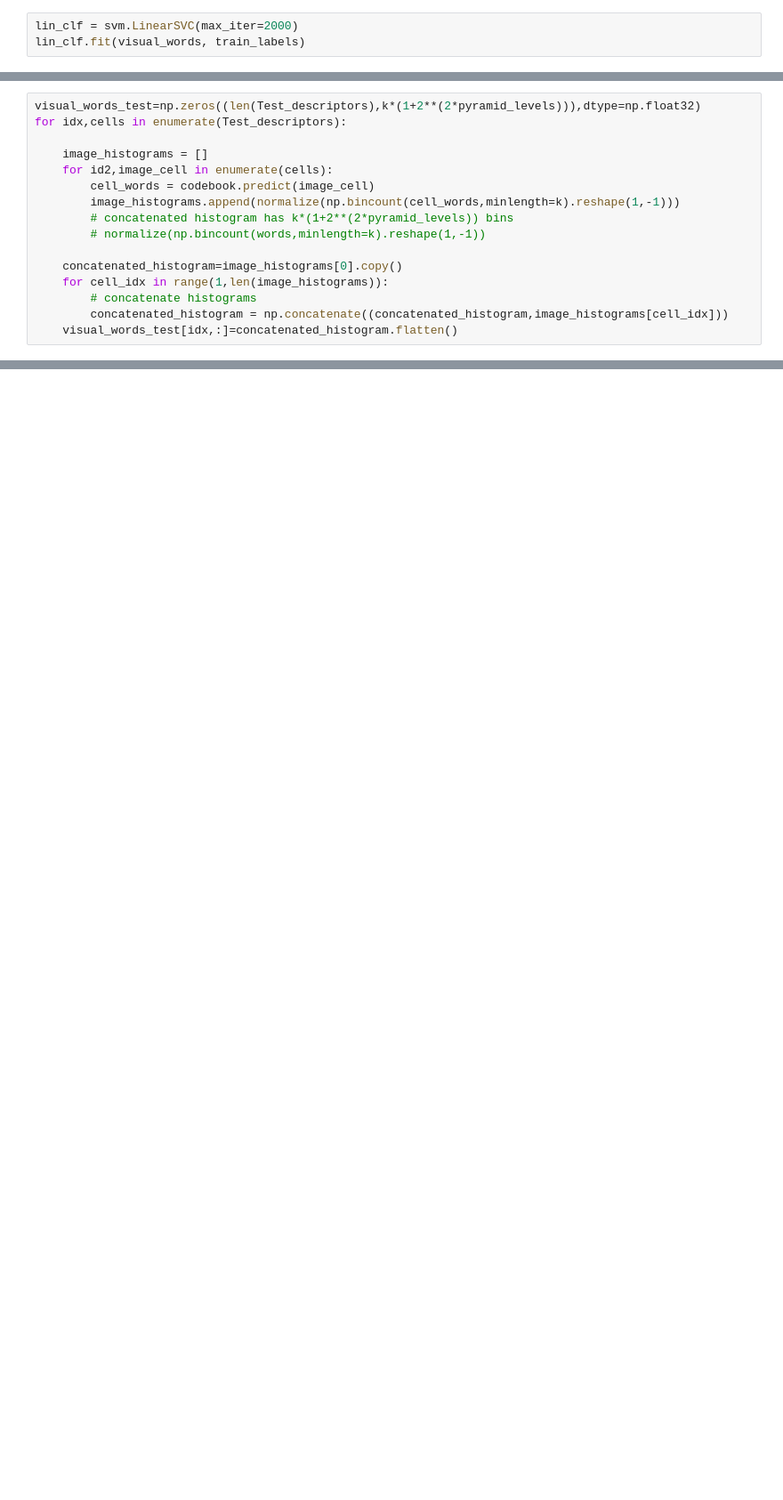
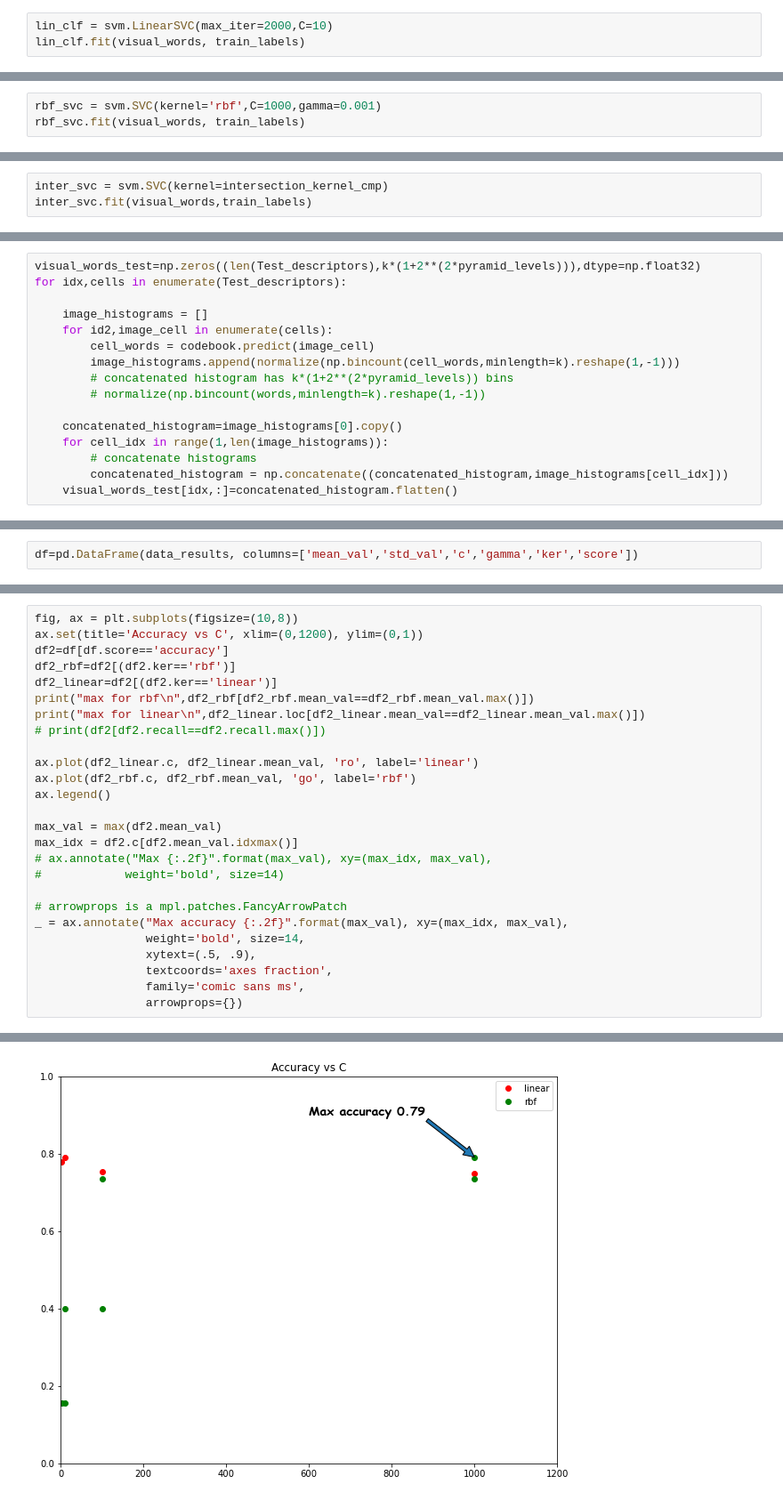
Before and after one commit to StanleyAlbayeros/MCV-M3-MLCV-G02, a Jupyter notebook: SVM_pyramids_Adam.ipynb, the cells around one changed output, grey strips where cells are left out. Shown: that part at 89% size. Cells and saved outputs as stored; diff of their text form; blank space fills up the shorter version.

```diff
--- a/SVM_pyramids_Adam.ipynb
+++ b/SVM_pyramids_Adam.ipynb
@@ -334,6 +338,6 @@ array([[-0.40763286,  0.691217  , -0.45509702, ..., -0.23473613,
        [ 0.6190558 ,  0.62688756,  2.9522593 , ...,  0.09981892,
          0.559341  , -0.5401656 ]], dtype=float32)
 # %%
-lin_clf = svm.LinearSVC(max_iter=2000)
+lin_clf = svm.LinearSVC(max_iter=2000,C=10)
 lin_clf.fit(visual_words, train_labels)
 # %% [output]
@@ -340,0 +345,3 @@ LinearSVC(max_iter=2000)
+# %%
+rbf_svc = svm.SVC(kernel='rbf',C=1000,gamma=0.001)
+rbf_svc.fit(visual_words, train_labels)
@@ -340,0 +354,3 @@ LinearSVC(max_iter=2000)
+# %%
+inter_svc = svm.SVC(kernel=intersection_kernel_cmp)
+inter_svc.fit(visual_words,train_labels)
@@ -391,0 +508,2 @@ print(accuracy)
+# %%
+df=pd.DataFrame(data_results, columns=['mean_val','std_val','c','gamma','ker','score'])
@@ -391,0 +516,27 @@ print(accuracy)
+# %%
+fig, ax = plt.subplots(figsize=(10,8))
+ax.set(title='Accuracy vs C', xlim=(0,1200), ylim=(0,1))
+df2=df[df.score=='accuracy']
+df2_rbf=df2[(df2.ker=='rbf')]
+df2_linear=df2[(df2.ker=='linear')]
+print("max for rbf\n",df2_rbf[df2_rbf.mean_val==df2_rbf.mean_val.max()])
+print("max for linear\n",df2_linear.loc[df2_linear.mean_val==df2_linear.mean_val.max()])
+# print(df2[df2.recall==df2.recall.max()])
+
+ax.plot(df2_linear.c, df2_linear.mean_val, 'ro', label='linear')
+ax.plot(df2_rbf.c, df2_rbf.mean_val, 'go', label='rbf')
+ax.legend()
+
+max_val = max(df2.mean_val)
+max_idx = df2.c[df2.mean_val.idxmax()]
+# ax.annotate("Max {:.2f}".format(max_val), xy=(max_idx, max_val),
+#            weight='bold', size=14)
+
+# arrowprops is a mpl.patches.FancyArrowPatch
+_ = ax.annotate("Max accuracy {:.2f}".format(max_val), xy=(max_idx, max_val),
+                weight='bold', size=14,
+                xytext=(.5, .9),
+                textcoords='axes fraction',
+                family='comic sans ms',
+                arrowprops={})
+# %% [output]
@@ -391,0 +549 @@ print(accuracy)
+[figure, added]
```
Also changed, not shown: parts of 24 cells of this notebook, 1 other file.
